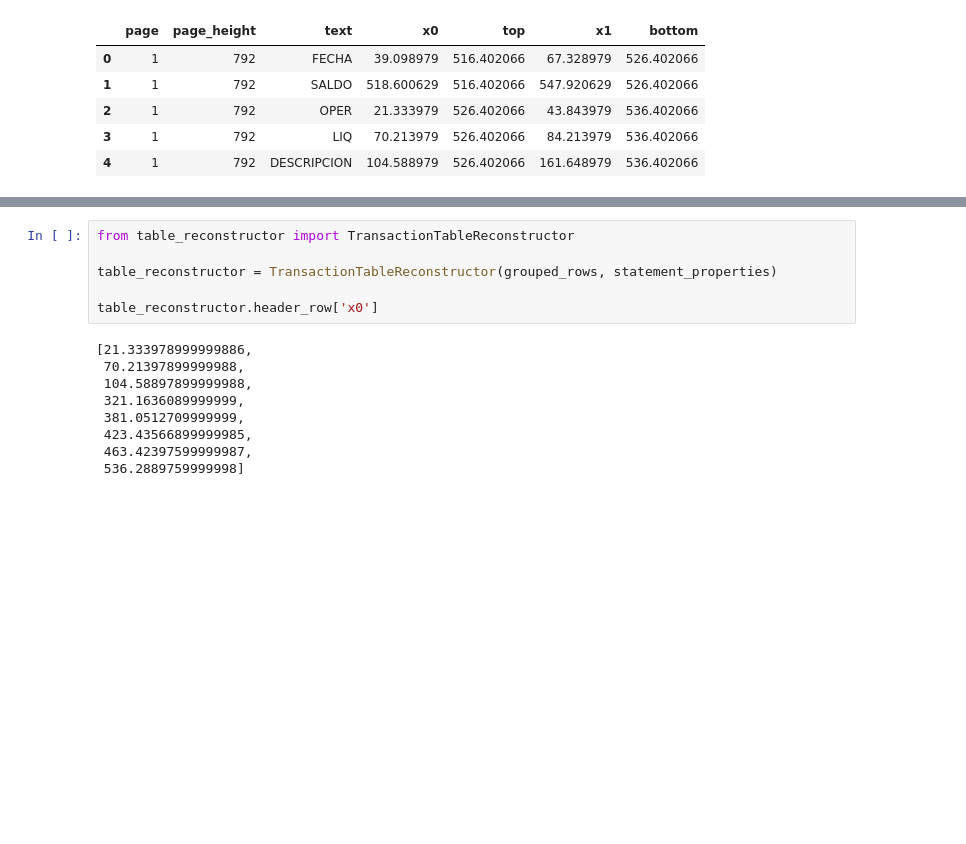
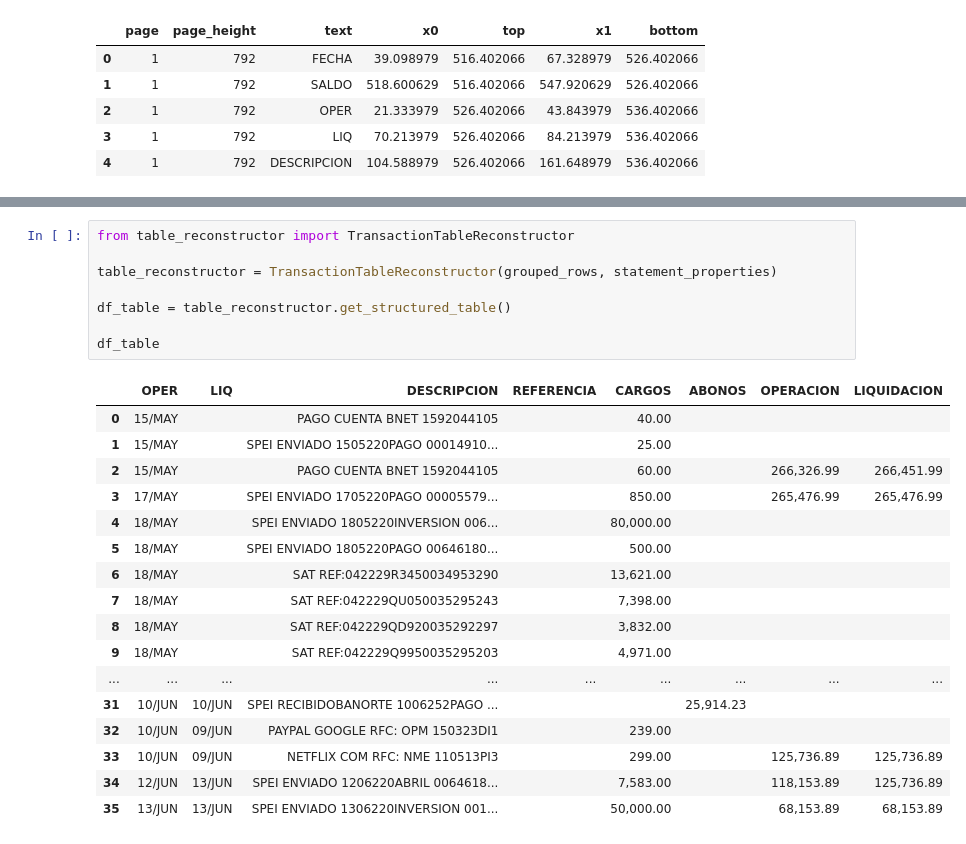
Before and after one commit to MarioCanudas/Aether, a Jupyter notebook: Aether_v1/new_model/test_models.ipynb, the cells around one changed output, grey strips where cells are left out. Drawn from its saved outputs; the diff is of its cells as text; blank space fills up the shorter version.

```diff
--- a/Aether_v1/new_model/test_models.ipynb
+++ b/Aether_v1/new_model/test_models.ipynb
@@ -89,15 +98,26 @@ grouped_rows.head()
 # %%
 from table_reconstructor import TransactionTableReconstructor
 
 table_reconstructor = TransactionTableReconstructor(grouped_rows, statement_properties)
 
-table_reconstructor.header_row['x0']
+df_table = table_reconstructor.get_structured_table()
+
+df_table
 # %% [output]
-[21.333978999999886,
- 70.21397899999988,
- 104.58897899999988,
- 321.1636089999999,
- 381.0512709999999,
- 423.43566899999985,
- 463.42397599999987,
- 536.2889759999998]
+|  | OPER | LIQ | DESCRIPCION | REFERENCIA | CARGOS | ABONOS | OPERACION | LIQUIDACION |
+| 0 | 15/MAY |  | PAGO CUENTA BNET 1592044105 |  | 40.00 |  |  |  |
+| 1 | 15/MAY |  | SPEI ENVIADO 1505220PAGO 00014910... |  | 25.00 |  |  |  |
+| 2 | 15/MAY |  | PAGO CUENTA BNET 1592044105 |  | 60.00 |  | 266,326.99 | 266,451.99 |
+| 3 | 17/MAY |  | SPEI ENVIADO 1705220PAGO 00005579... |  | 850.00 |  | 265,476.99 | 265,476.99 |
+| 4 | 18/MAY |  | SPEI ENVIADO 1805220INVERSION 006... |  | 80,000.00 |  |  |  |
+| 5 | 18/MAY |  | SPEI ENVIADO 1805220PAGO 00646180... |  | 500.00 |  |  |  |
+| 6 | 18/MAY |  | SAT REF:042229R3450034953290 |  | 13,621.00 |  |  |  |
+| 7 | 18/MAY |  | SAT REF:042229QU050035295243 |  | 7,398.00 |  |  |  |
+| 8 | 18/MAY |  | SAT REF:042229QD920035292297 |  | 3,832.00 |  |  |  |
+| 9 | 18/MAY |  | SAT REF:042229Q9950035295203 |  | 4,971.00 |  |  |  |
+| ... | ... | ... | ... | ... | ... | ... | ... | ... |
+| 31 | 10/JUN | 10/JUN | SPEI RECIBIDOBANORTE 1006252PAGO ... |  |  | 25,914.23 |  |  |
+| 32 | 10/JUN | 09/JUN | PAYPAL GOOGLE RFC: OPM 150323DI1 |  | 239.00 |  |  |  |
+| 33 | 10/JUN | 09/JUN | NETFLIX COM RFC: NME 110513PI3 |  | 299.00 |  | 125,736.89 | 125,736.89 |
+| 34 | 12/JUN | 13/JUN | SPEI ENVIADO 1206220ABRIL 0064618... |  | 7,583.00 |  | 118,153.89 | 125,736.89 |
+| 35 | 13/JUN | 13/JUN | SPEI ENVIADO 1306220INVERSION 001... |  | 50,000.00 |  | 68,153.89 | 68,153.89 |
```
Also changed, not shown: parts of 3 cells of this notebook, 4 other files.
